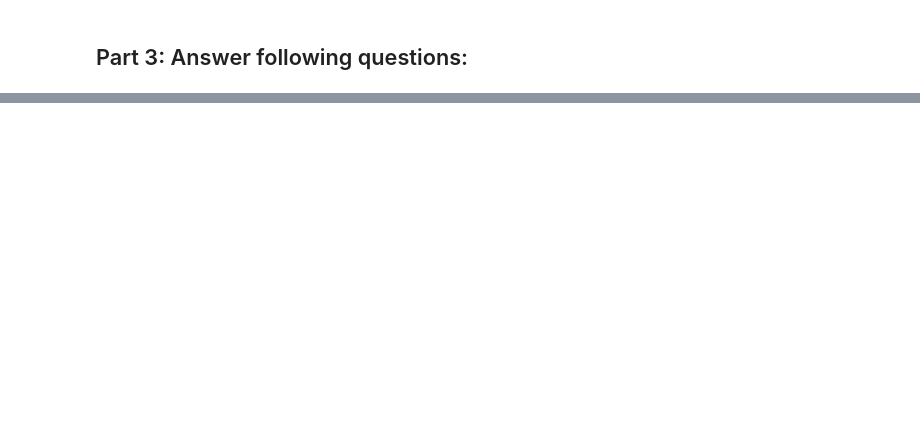
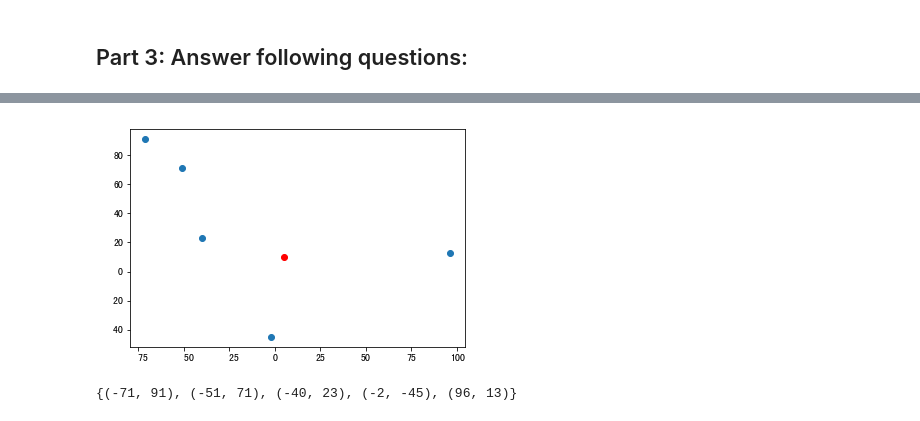
Before and after one commit to Gmable/AI-For-NLP, a Jupyter notebook: lesson4/assignment4-1.ipynb, the cells around one changed output, grey strips where cells are left out. Saved outputs shown, nothing was run; the diff lists cells and outputs as text; code cells hidden in the pictures; blank space fills up the shorter version.

```diff
--- a/lesson4/assignment4-1.ipynb
+++ b/lesson4/assignment4-1.ipynb
@@ -284,0 +347,3 @@ Ans:  例如下棋问题中，动态规划可以优化一些搜索问题，但
+# %%
+latitudes = [random.randint(-100, 100) for _ in range(5)]
+longitude = [random.randint(-100, 100) for _ in range(5)]
@@ -284,0 +358,8 @@ Ans:  例如下棋问题中，动态规划可以优化一些搜索问题，但
+# %%
+chosen_p = (5, 10)
+# %%
+plt.scatter(latitudes, longitude)
+plt.scatter([chosen_p[0]], [chosen_p[1]], color='r')
+plt.show()
+# %% [output]
+[figure, added]
@@ -284,0 +368,4 @@ Ans:  例如下棋问题中，动态规划可以优化一些搜索问题，但
+# %%
+all_point
+# %% [output]
+{(-71, 91), (-51, 71), (-40, 23), (-2, -45), (96, 13)}
```
Also changed, not shown: parts of 42 cells of this notebook.
